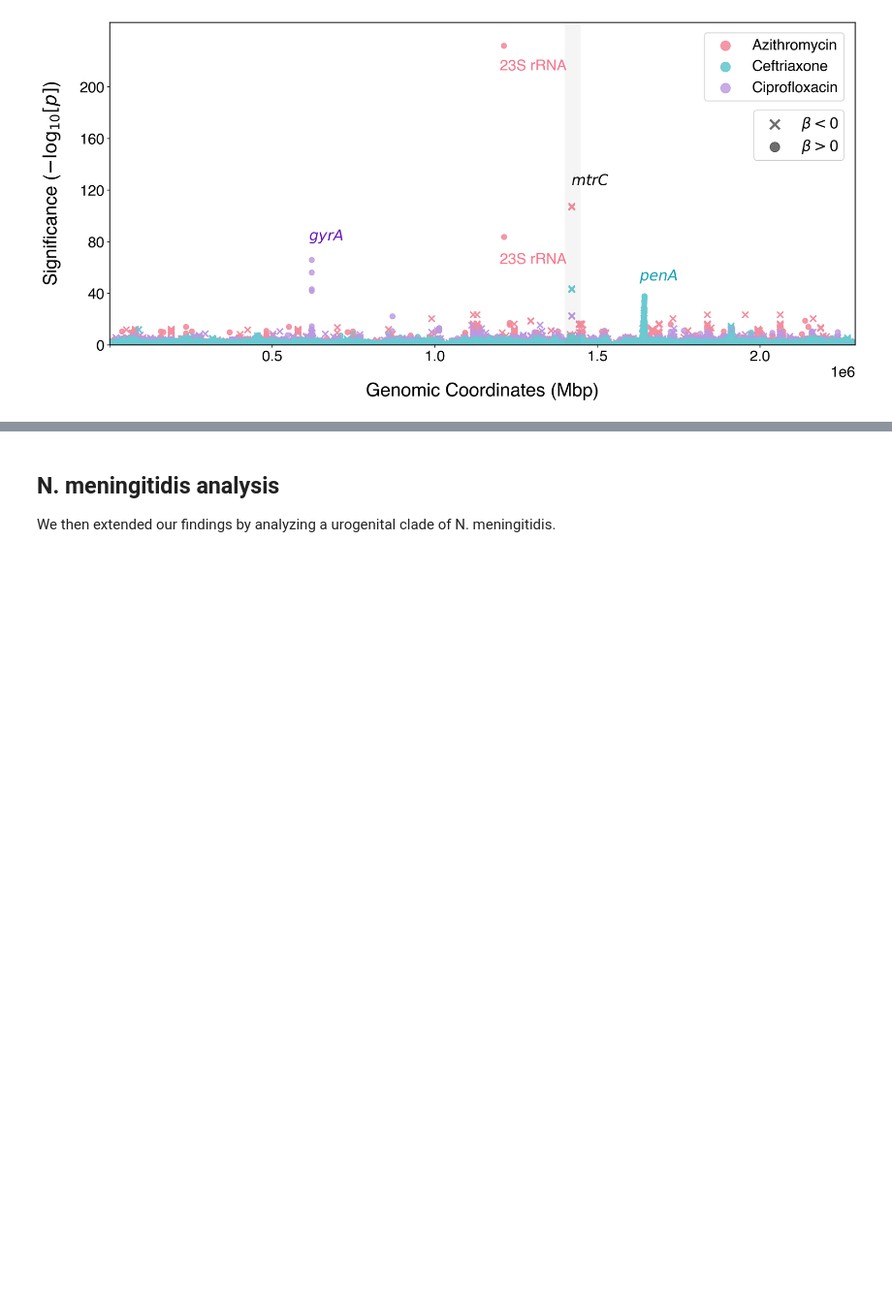
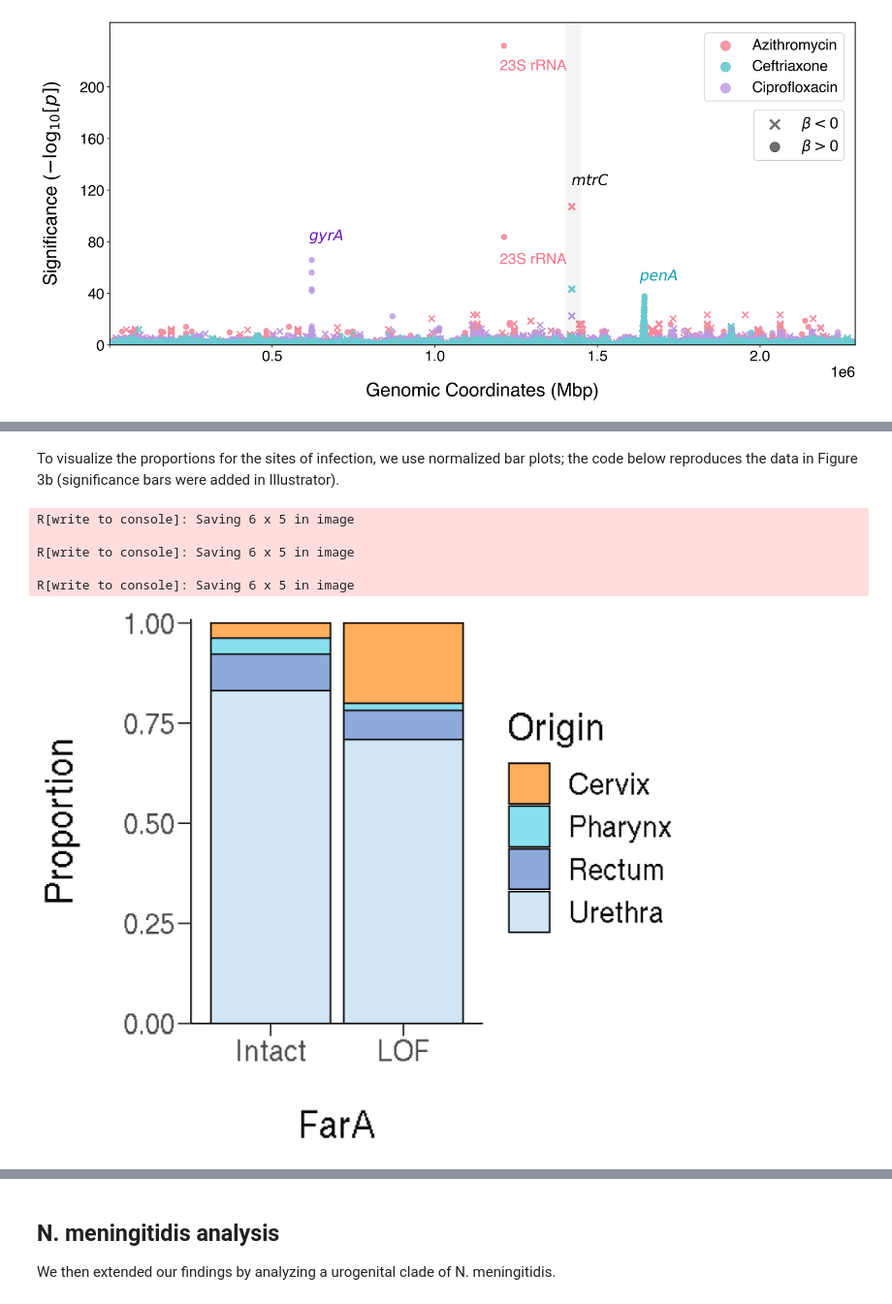
Before and after one commit to gradlab/mtrC-GWAS, a Jupyter notebook: mtrC-GWAS-notebook.ipynb, the cells around one changed output, grey strips where cells are left out. Shown at 97% size. Saved outputs shown, nothing was run; the diff lists cells and outputs as text; code cells hidden in the pictures; blank space fills up the shorter version.

Commit message:
site of infection stats

```diff
--- a/mtrC-GWAS-notebook.ipynb
+++ b/mtrC-GWAS-notebook.ipynb
@@ -1085,0 +1225,44 @@ plt.savefig('gwas/figures/combined-manhattan-plot.png', bbox_inches="tight", dpi
+# %% [markdown]
+To visualize the proportions for the sites of infection, we use normalized bar plots; the code below reproduces the data in Figure 3b (significance bars were added in Illustrator).
+# %%
+%%R -w 6 -h 5 --units in -r 600
+
+library(dplyr)
+library(tidyr)
+library(tibble)
+library(ggplot2)
+library(forcats)
+
+metadata <- read.table("metadata/2020-04-27_Supplementary-Table-6_Global-Strain-Collection.csv", sep = ",", comment.char = "!", header = T, stringsAsFactors = F, na.strings=c("", "NA"))
+
+plot_sites <- function(gene) {
+
+    colors <- c("#ffae5e", "#88e0ef", "#90a9db", "#d0e6f4")
+
+    barplot <- metadata %>%
+        filter(Origin != "Eye" & Origin != "Other" & !is.na(!!gene) & !is.na(Origin)) %>%
+        ggplot(aes(!!gene, fill = Origin)) +
+        geom_bar(position = "fill", color = "black") +
+        scale_fill_manual(values = colors) +
+        theme_bw() +
+        xlab(sprintf("\n%s", quo_name(gene))) +
+        ylab("Proportion\n") +
+        theme_classic() +
+        theme(text = element_text(size = 24)) +
+        scale_y_continuous(expand = c(0, 0), limits = c(0, 1.01)) +
+        theme(axis.ticks.length = unit(0.3, "cm")) +
+        theme(legend.key.size=unit(1.0, "cm"))
+    ggsave(sprintf("metadata-assoc/global/%s-LOF-sites-barplot.pdf", quo_name(gene)))
+    barplot
+}
+
+plot_sites(quo(MtrC))
+plot_sites(quo(MtrA))
+plot_sites(quo(FarA))
+# %% [output]
+R[write to console]: Saving 6 x 5 in image
+
+R[write to console]: Saving 6 x 5 in image
+
+R[write to console]: Saving 6 x 5 in image
+[figure, added]
```
Also changed, not shown: parts of 13 cells of this notebook.
